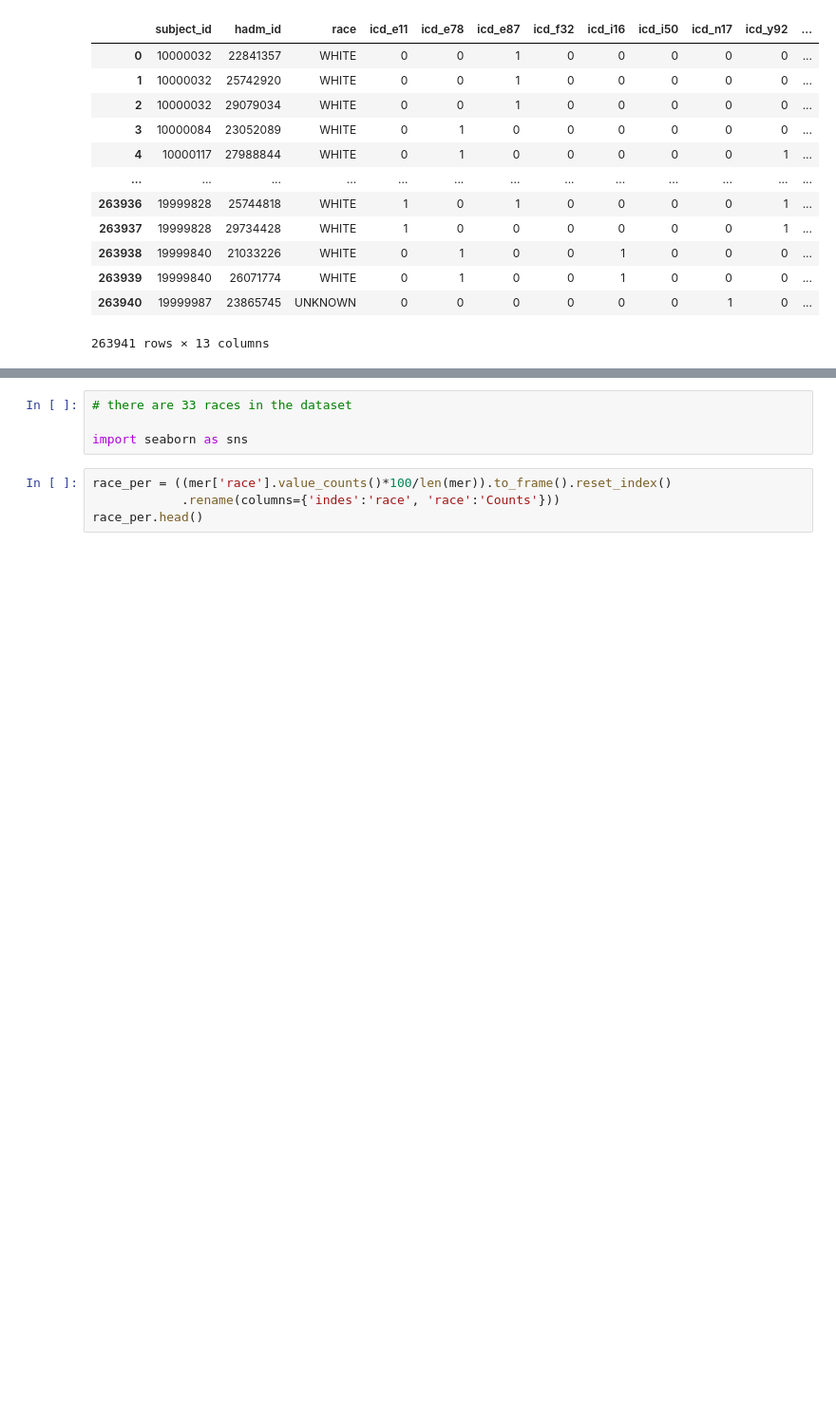
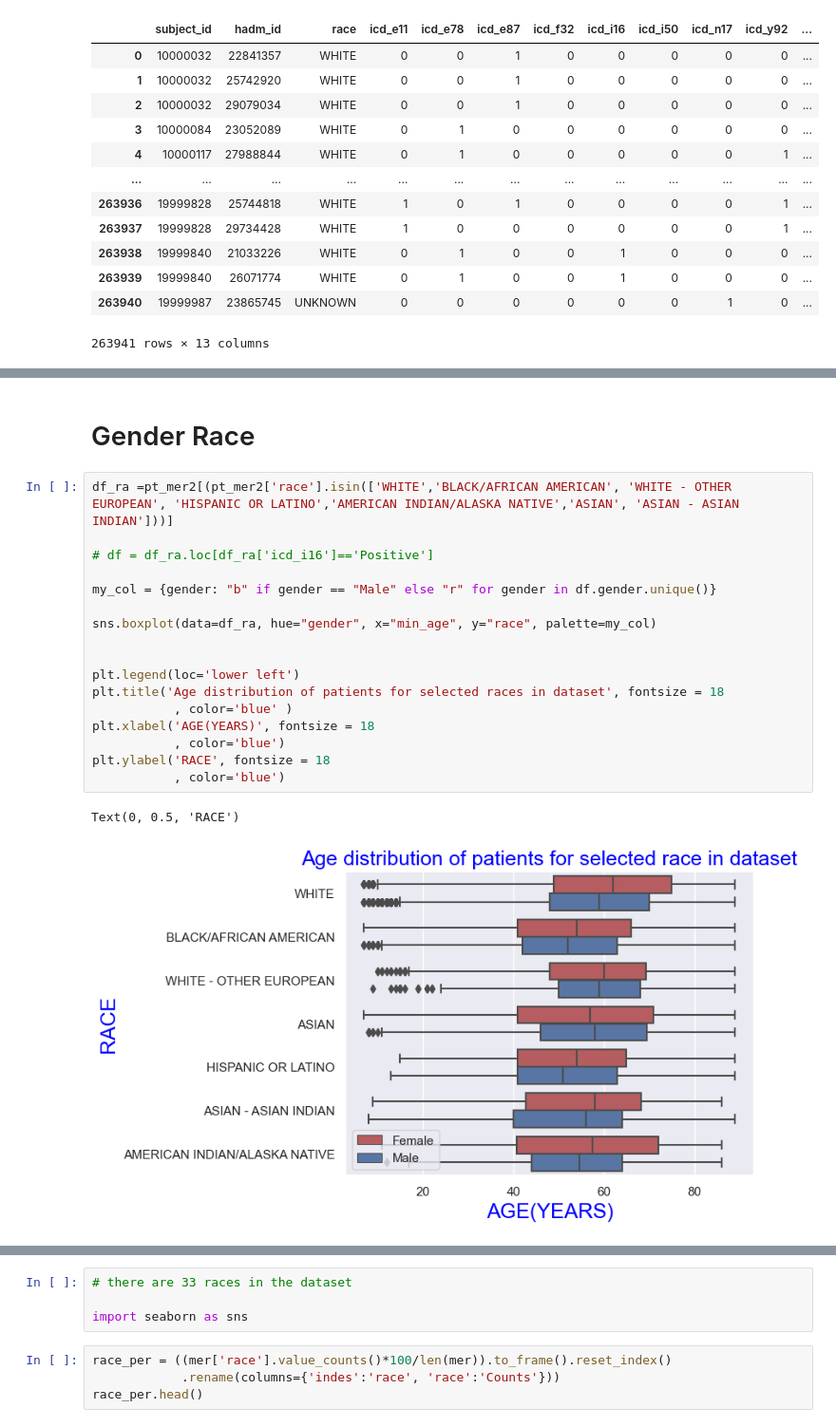
Before and after one commit to smitamisra/EHR_exploration, a Jupyter notebook: notebooks/db_exploration_creatingVisuals.ipynb, the cells around one changed output, grey strips where cells are left out. Shown at 95% size. Drawn from its saved outputs; the diff is of its cells as text; blank space fills up the shorter version.

```diff
--- a/notebooks/db_exploration_creatingVisuals.ipynb
+++ b/notebooks/db_exploration_creatingVisuals.ipynb
@@ -478,0 +713,22 @@ mer.drop(columns=["dischtime", "admittime"], axis=1)
+# %% [markdown]
+# Gender Race
+# %%
+df_ra =pt_mer2[(pt_mer2['race'].isin(['WHITE','BLACK/AFRICAN AMERICAN', 'WHITE - OTHER EUROPEAN', 'HISPANIC OR LATINO','AMERICAN INDIAN/ALASKA NATIVE','ASIAN', 'ASIAN - ASIAN INDIAN']))]
+
+# df = df_ra.loc[df_ra['icd_i16']=='Positive']
+
+my_col = {gender: "b" if gender == "Male" else "r" for gender in df.gender.unique()}
+
+sns.boxplot(data=df_ra, hue="gender", x="min_age", y="race", palette=my_col)
+
+
+plt.legend(loc='lower left')
+plt.title('Age distribution of patients for selected races in dataset', fontsize = 18
+           , color='blue' )
+plt.xlabel('AGE(YEARS)', fontsize = 18
+           , color='blue')
+plt.ylabel('RACE', fontsize = 18
+           , color='blue')
+# %% [output]
+Text(0, 0.5, 'RACE')
+[figure, added]
```
Also changed, not shown: parts of 33 cells of this notebook, 3 other files.
